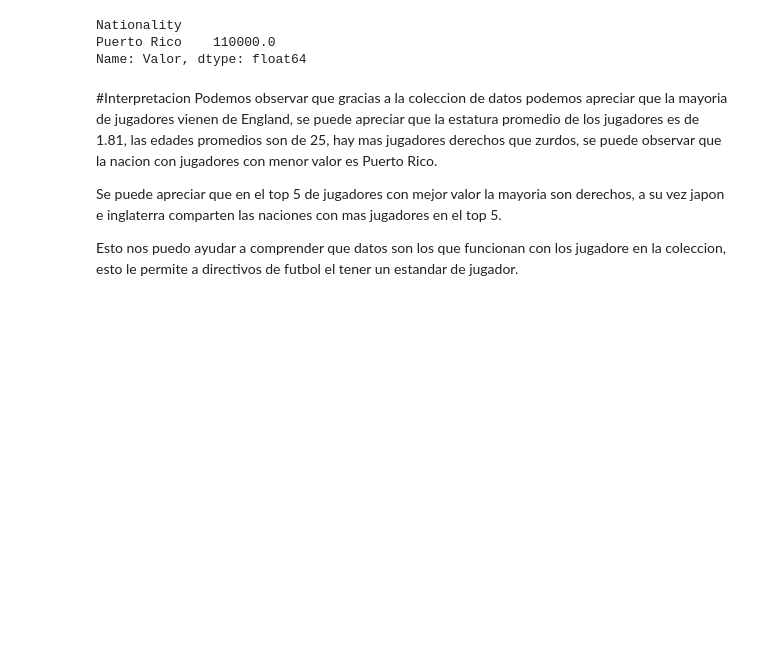
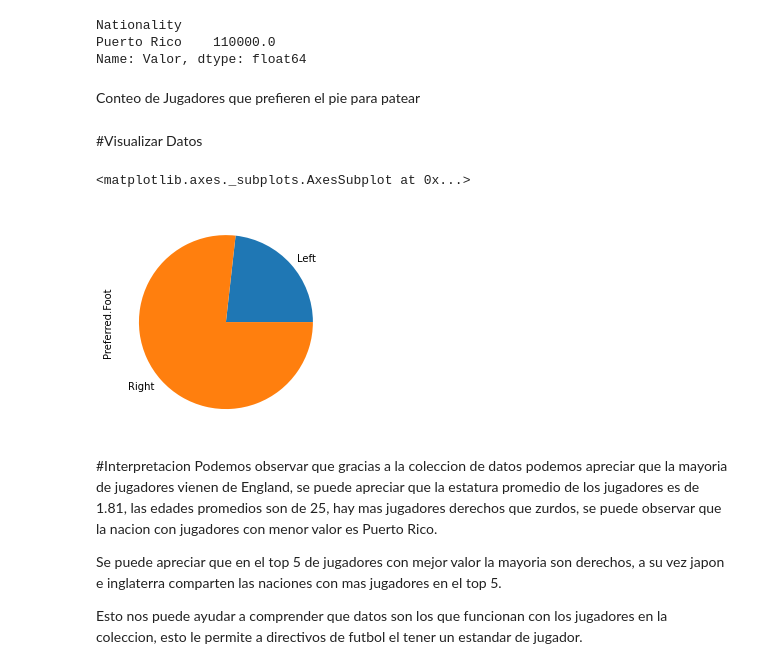
Before and after one commit to STR4NG3R/AnalisisDatos, a Jupyter notebook: 1U/2/pymd.ipynb, the cells around one changed output. Drawn from its saved outputs; the diff is of its cells as text; code cells hidden in the pictures; blank space fills up the shorter version.

```diff
--- a/1U/2/pymd.ipynb
+++ b/1U/2/pymd.ipynb
@@ -70,6 +80,15 @@ data.groupby('Nationality')['Valor'].mean().sort_values(ascending=True).head(1)
 Nationality
 Puerto Rico    110000.0
 Name: Valor, dtype: float64
+# %% [markdown]
+Conteo de Jugadores que prefieren el pie para patear
+# %% [markdown]
+#Visualizar Datos
+# %%
+data.groupby(['Preferred.Foot'])['Preferred.Foot'].count().plot(kind='pie')
+# %% [output]
+<matplotlib.axes._subplots.AxesSubplot at 0x...>
+[figure, added]
 # %% [markdown]
 #Interpretacion
 Podemos observar que gracias a la coleccion de datos podemos apreciar que la mayoria de jugadores vienen de England, se puede apreciar que la estatura promedio de los jugadores es de 1.81, las edades promedios son de 25, hay mas jugadores derechos que zurdos, se puede observar que la nacion con jugadores con menor valor es Puerto Rico.
@@ -77,4 +96,4 @@ Podemos observar que gracias a la coleccion de datos podemos apreciar que la may
 Se puede apreciar que en el top 5 de jugadores con mejor valor la mayoria son derechos,
 a su vez japon e inglaterra comparten las naciones con mas jugadores en el top 5.
 
-Esto nos puedo ayudar a comprender que datos son los que funcionan con los jugadore en la coleccion, esto le permite a directivos de futbol el tener un estandar de jugador.
+Esto nos puede ayudar a comprender que datos son los que funcionan con los jugadores en la coleccion, esto le permite a directivos de futbol el tener un estandar de jugador.
```
Also changed, not shown: parts of 7 cells of this notebook.
